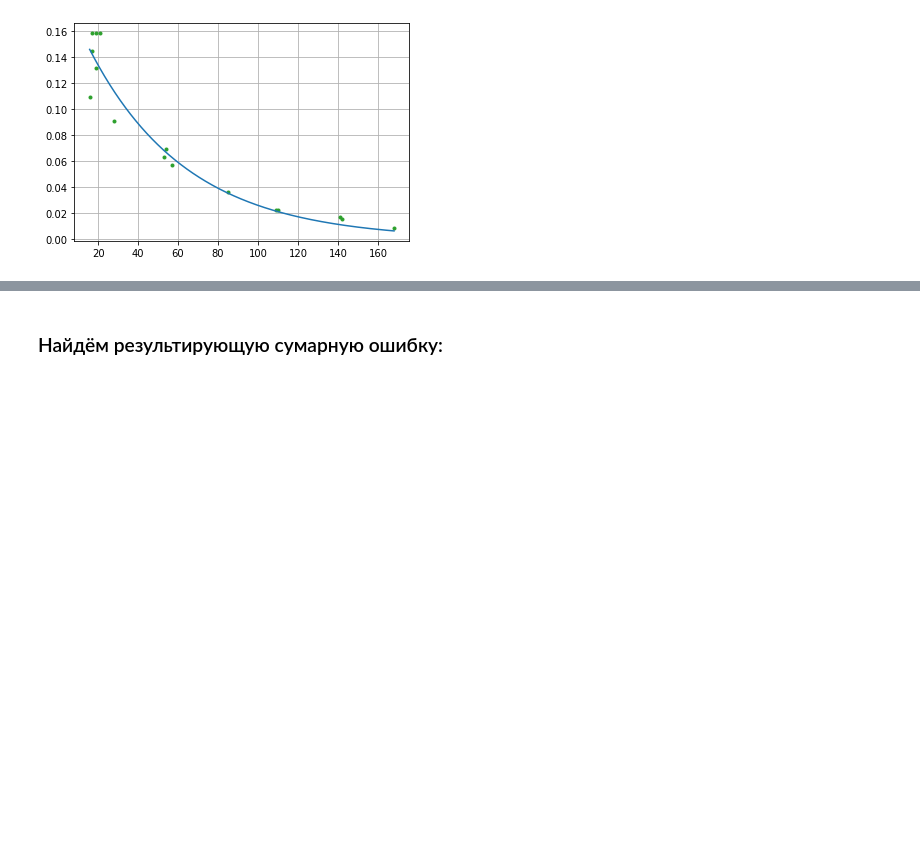
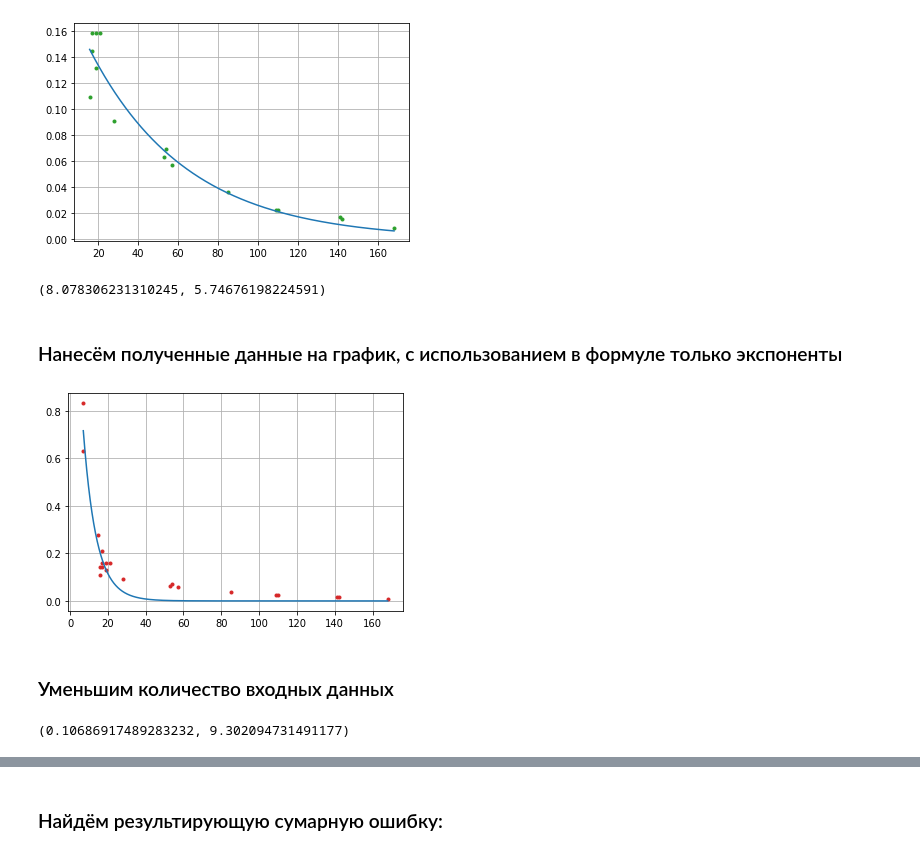
Before and after one commit to BrazhnikDA/SCM, a Jupyter notebook: 26_Variant_Brazhnik.ipynb, the cells around one changed output, grey strips where cells are left out. Cells and saved outputs as stored; diff of their text form; code cells hidden in the pictures; blank space fills up the shorter version.

```diff
--- a/26_Variant_Brazhnik.ipynb
+++ b/26_Variant_Brazhnik.ipynb
@@ -120,3 +120,25 @@ plt.grid()
 pass
 # %% [output]
 [figure]
+# %%
+def funct_e(t,a1, a2):
+    return math.e**(-t/a1) + math.e**(-t/a2)
+# %%
+res, _ = optimize.curve_fit(funct_e,t,L)
+a1,a2 = res
+a1,a2
+# %% [output]
+(8.078306231310245, 5.74676198224591)
+# %% [markdown]
+### Нанесём полученные данные на график, с использованием в формуле только экспоненты
+# %%
+XX = np.linspace(np.min(t), np.max(t), 10000)
+YY = funct_e(XX,a1,a2)
+plt.plot(t, L, '.', color='tab:red')
+plt.plot(XX, YY)
+plt.grid()
+pass
+# %% [output]
+[figure, added]
+# %% [markdown]
+### Уменьшим количество входных данных
@@ -122,0 +148,6 @@ pass
+# %%
+res, _ = optimize.curve_fit(funct_e1,kt,LL)
+a1,a2 = res
+a1,a2
+# %% [output]
+(0.10686917489283232, 9.302094731491177)
```
Also changed, not shown: parts of 8 cells of this notebook.
